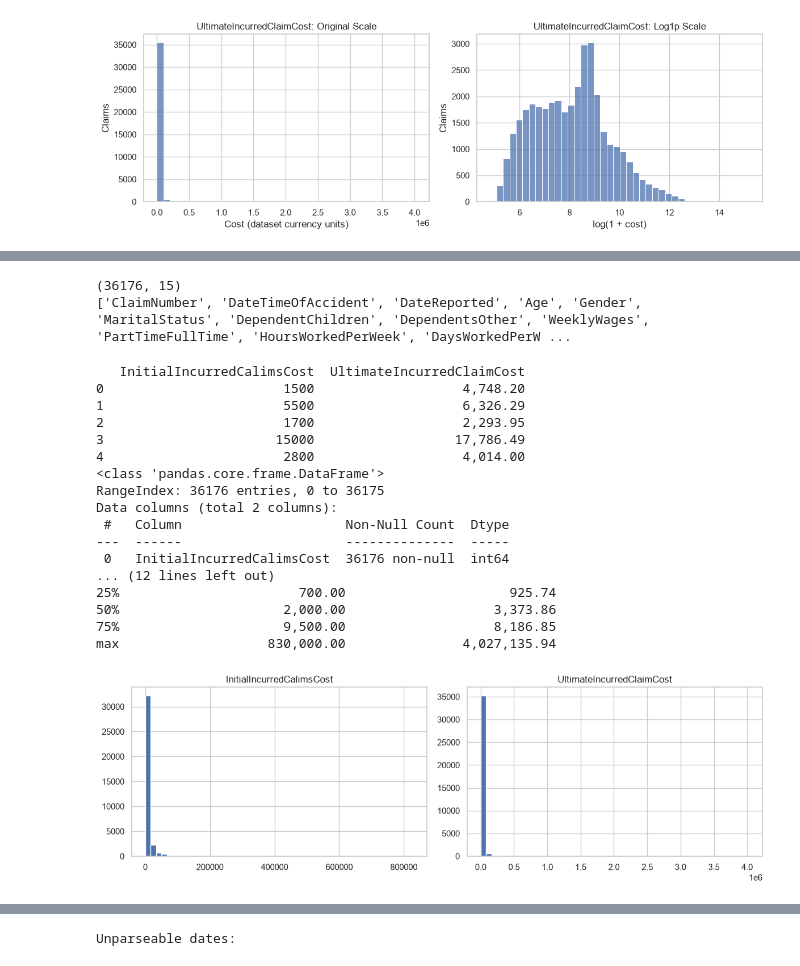
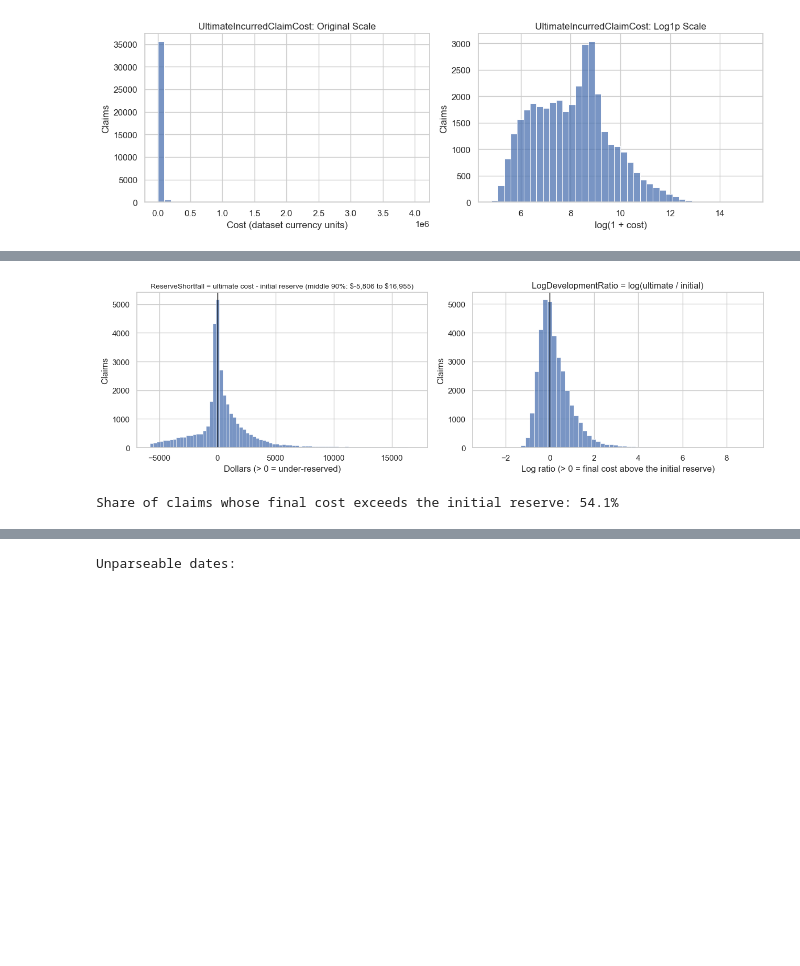
Before and after one commit to coredium98/insy674-group-project, a Jupyter notebook: notebooks/01_explore_data.ipynb, the cells around one changed output, grey strips where cells are left out. Saved outputs shown, nothing was run; the diff lists cells and outputs as text; code cells hidden in the pictures; blank space fills up the shorter version.

```diff
--- a/notebooks/01_explore_data.ipynb
+++ b/notebooks/01_explore_data.ipynb
@@ -377,53 +352,30 @@ Valid log ratios: 36176
 | UltimateIncurredClaimCost | 36,176.00 | 10,952.82 | 35,296.14 | 121.89 | 925.74 | 3,373.86 | 8,186.85 | 4,027,135.94 |
 | ReserveShortfall | 36,176.00 | 3,209.23 | 32,567.69 | -663,152.27 | -525.23 | 82.70 | 1,423.86 | 3,984,135.94 |
 | LogDevelopmentRatio | 36,176.00 | 0.24 | 0.81 | -2.90 | -0.29 | 0.06 | 0.59 | 9.06 |
-# %%
-print(df.shape)
-print(df.columns.tolist())
-# %% [output]
-(36176, 15)
-['ClaimNumber', 'DateTimeOfAccident', 'DateReported', 'Age', 'Gender', 'MaritalStatus', 'DependentChildren', 'DependentsOther', 'WeeklyWages', 'PartTimeFullTime', 'HoursWorkedPerWeek', 'DaysWorkedPerW ...
-# %%
-# Correct column names from your dataset
-initial_col = "InitialIncurredCalimsCost"
-ultimate_col = "UltimateIncurredClaimCost"
-
-# Check that both columns exist
-print(eda_df[[initial_col, ultimate_col]].head())
-
-# Check data types and missing values
-print(eda_df[[initial_col, ultimate_col]].info())
-print(eda_df[[initial_col, ultimate_col]].isna().sum())
-
-# Create a clean subset for comparing the two costs
-plot_df = eda_df[[initial_col, ultimate_col]].dropna().copy()
-
-# Basic summary statistics
-print(plot_df.describe())
-
-# Visualise both cost distributions
-plot_df.hist(bins=50, figsize=(12, 4))
-plt.tight_layout()
-plt.show()
-# %% [output]
-   InitialIncurredCalimsCost  UltimateIncurredClaimCost
-0                       1500                   4,748.20
-1                       5500                   6,326.29
-2                       1700                   2,293.95
-3                      15000                  17,786.49
-4                       2800                   4,014.00
-<class 'pandas.core.frame.DataFrame'>
-RangeIndex: 36176 entries, 0 to 36175
-Data columns (total 2 columns):
- #   Column                     Non-Null Count  Dtype
----  ------                     --------------  -----
- 0   InitialIncurredCalimsCost  36176 non-null  int64
-... (12 lines left out)
-25%                       700.00                     925.74
-50%                     2,000.00                   3,373.86
-75%                     9,500.00                   8,186.85
-max                   830,000.00               4,027,135.94
-[figure, removed]
+# %%
+fig, axes = plt.subplots(1, 2, figsize=(13, 4))
+
+# The dollar shortfall spans -$663k to +$4M; plot the middle 90% so the bulk is visible
+lo, hi = eda_df["ReserveShortfall"].quantile([0.05, 0.95])
+middle = eda_df["ReserveShortfall"].between(lo, hi)
+sns.histplot(eda_df.loc[middle, "ReserveShortfall"], bins=80, ax=axes[0])
+axes[0].axvline(0, color="black", lw=1)
+axes[0].set(title=f"ReserveShortfall = ultimate cost - initial reserve (middle 90%: \\${lo:,.0f} to \\${hi:,.0f})",
+            xlabel="Dollars (> 0 = under-reserved)", ylabel="Claims")
+axes[0].title.set_fontsize(10)
+
+sns.histplot(eda_df["LogDevelopmentRatio"], bins=60, ax=axes[1])
+axes[1].axvline(0, color="black", lw=1)
+axes[1].set(title="LogDevelopmentRatio = log(ultimate / initial)",
+            xlabel="Log ratio (> 0 = final cost above the initial reserve)", ylabel="Claims")
+
+plt.tight_layout()
+plt.show()
+
+print(f"Share of claims whose final cost exceeds the initial reserve: {(eda_df['ReserveShortfall'] > 0).mean():.1%}")
+# %% [output]
+[figure, added]
+Share of claims whose final cost exceeds the initial reserve: 54.1%
 # %%
 plot_df = eda_df.dropna(
     subset=[
```
Also changed, not shown: parts of 10 cells of this notebook, 6 other files.
